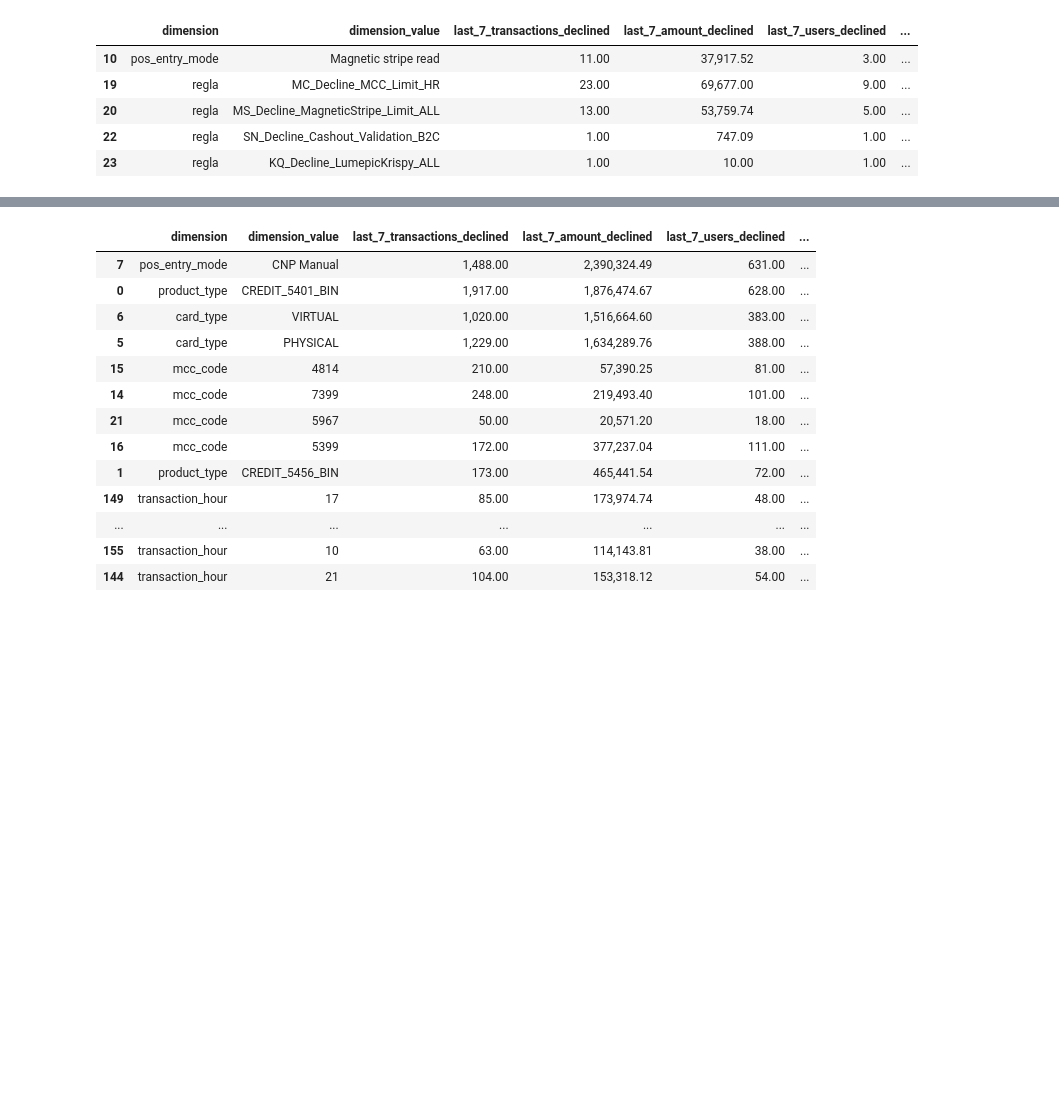
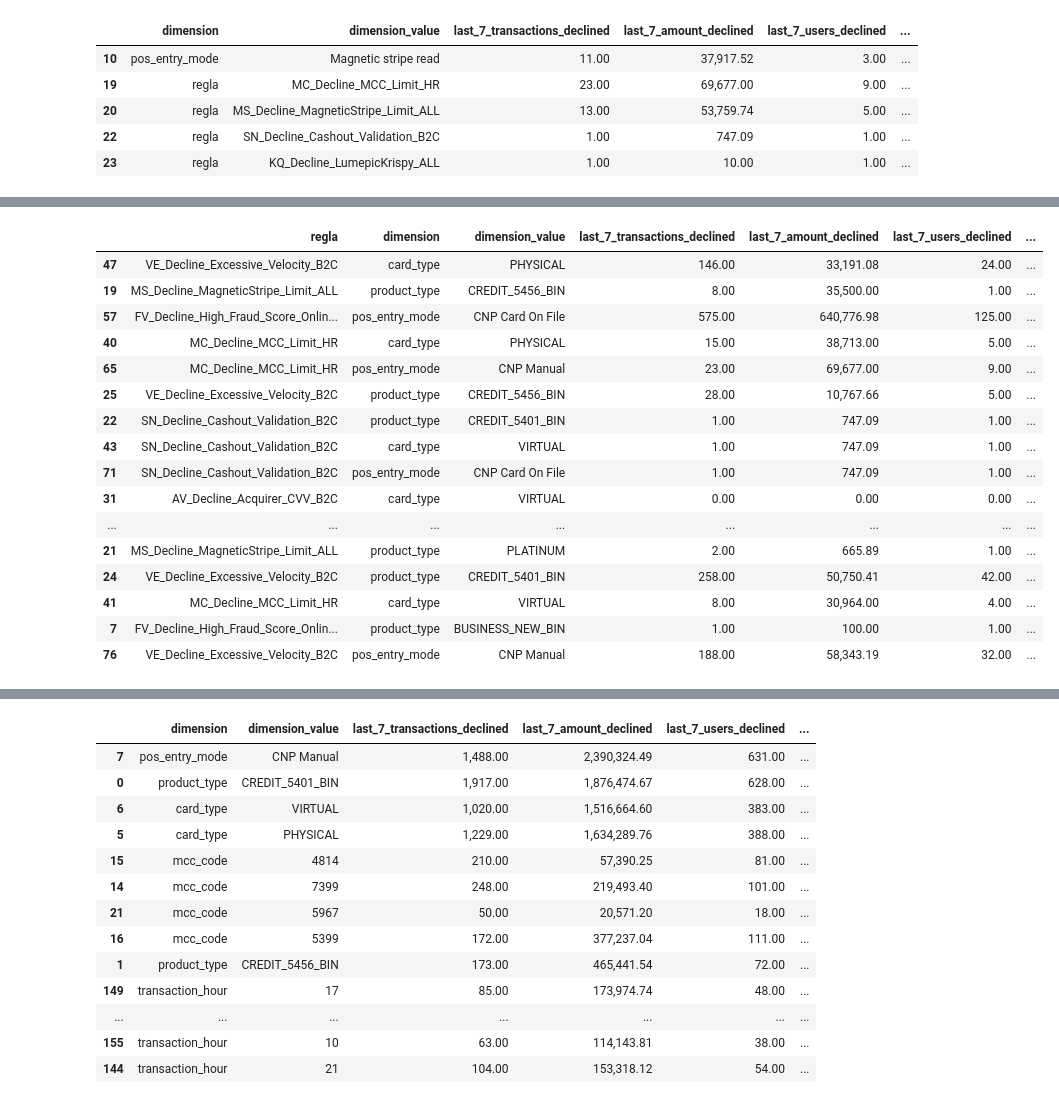
Before and after one commit to camila-cusi-klar/fraud-agentic-ai, a Jupyter notebook: analyze-fraud-rules/cpc-analyze-fraud-rules.ipynb, the cells around one changed output, grey strips where cells are left out. Saved outputs shown, nothing was run; the diff lists cells and outputs as text; code cells hidden in the pictures; blank space fills up the shorter version.

Commit message:
latest fraud agent changes

```diff
--- a/analyze-fraud-rules/cpc-analyze-fraud-rules.ipynb
+++ b/analyze-fraud-rules/cpc-analyze-fraud-rules.ipynb
@@ -874,0 +1056,29 @@ all_dimension_breakdowns[
+# %%
+rule_dimension_increase_drivers = all_rule_dimension_breakdowns.sort_values(
+    [
+        "transactions_declined_change",
+        "amount_declined_change",
+        "users_declined_change",
+    ],
+    ascending=False,
+).head(50)
+
+rule_dimension_increase_drivers
+# %% [output]
+|  | regla | dimension | dimension_value | last_7_transactions_declined | last_7_amount_declined | last_7_users_declined | ... |
+| 47 | VE_Decline_Excessive_Velocity_B2C | card_type | PHYSICAL | 146.00 | 33,191.08 | 24.00 | ... |
+| 19 | MS_Decline_MagneticStripe_Limit_ALL | product_type | CREDIT_5456_BIN | 8.00 | 35,500.00 | 1.00 | ... |
+| 57 | FV_Decline_High_Fraud_Score_Onlin... | pos_entry_mode | CNP Card On File | 575.00 | 640,776.98 | 125.00 | ... |
+| 40 | MC_Decline_MCC_Limit_HR | card_type | PHYSICAL | 15.00 | 38,713.00 | 5.00 | ... |
+| 65 | MC_Decline_MCC_Limit_HR | pos_entry_mode | CNP Manual | 23.00 | 69,677.00 | 9.00 | ... |
+| 25 | VE_Decline_Excessive_Velocity_B2C | product_type | CREDIT_5456_BIN | 28.00 | 10,767.66 | 5.00 | ... |
+| 22 | SN_Decline_Cashout_Validation_B2C | product_type | CREDIT_5401_BIN | 1.00 | 747.09 | 1.00 | ... |
+| 43 | SN_Decline_Cashout_Validation_B2C | card_type | VIRTUAL | 1.00 | 747.09 | 1.00 | ... |
+| 71 | SN_Decline_Cashout_Validation_B2C | pos_entry_mode | CNP Card On File | 1.00 | 747.09 | 1.00 | ... |
+| 31 | AV_Decline_Acquirer_CVV_B2C | card_type | VIRTUAL | 0.00 | 0.00 | 0.00 | ... |
+| ... | ... | ... | ... | ... | ... | ... | ... |
+| 21 | MS_Decline_MagneticStripe_Limit_ALL | product_type | PLATINUM | 2.00 | 665.89 | 1.00 | ... |
+| 24 | VE_Decline_Excessive_Velocity_B2C | product_type | CREDIT_5401_BIN | 258.00 | 50,750.41 | 42.00 | ... |
+| 41 | MC_Decline_MCC_Limit_HR | card_type | VIRTUAL | 8.00 | 30,964.00 | 4.00 | ... |
+| 7 | FV_Decline_High_Fraud_Score_Onlin... | product_type | BUSINESS_NEW_BIN | 1.00 | 100.00 | 1.00 | ... |
+| 76 | VE_Decline_Excessive_Velocity_B2C | pos_entry_mode | CNP Manual | 188.00 | 58,343.19 | 32.00 | ... |
```
Also changed, not shown: parts of 11 cells of this notebook, 3 other files.
